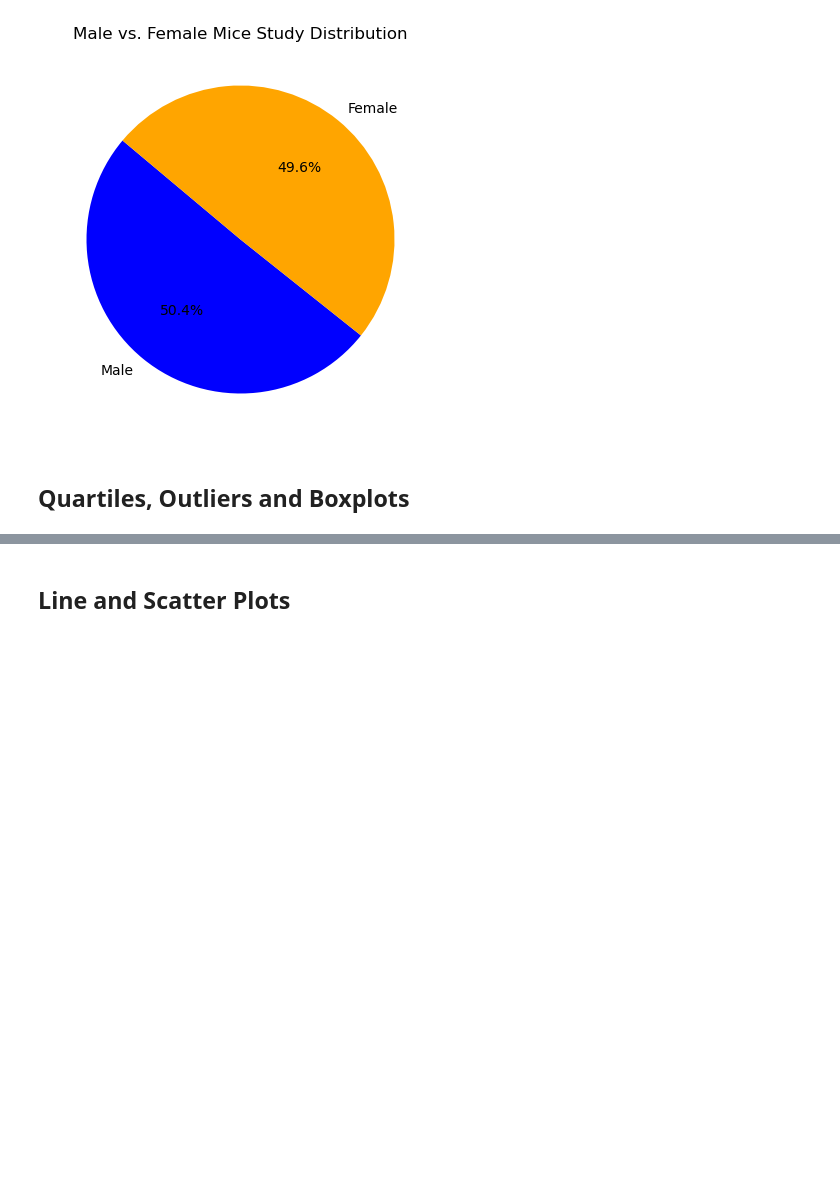
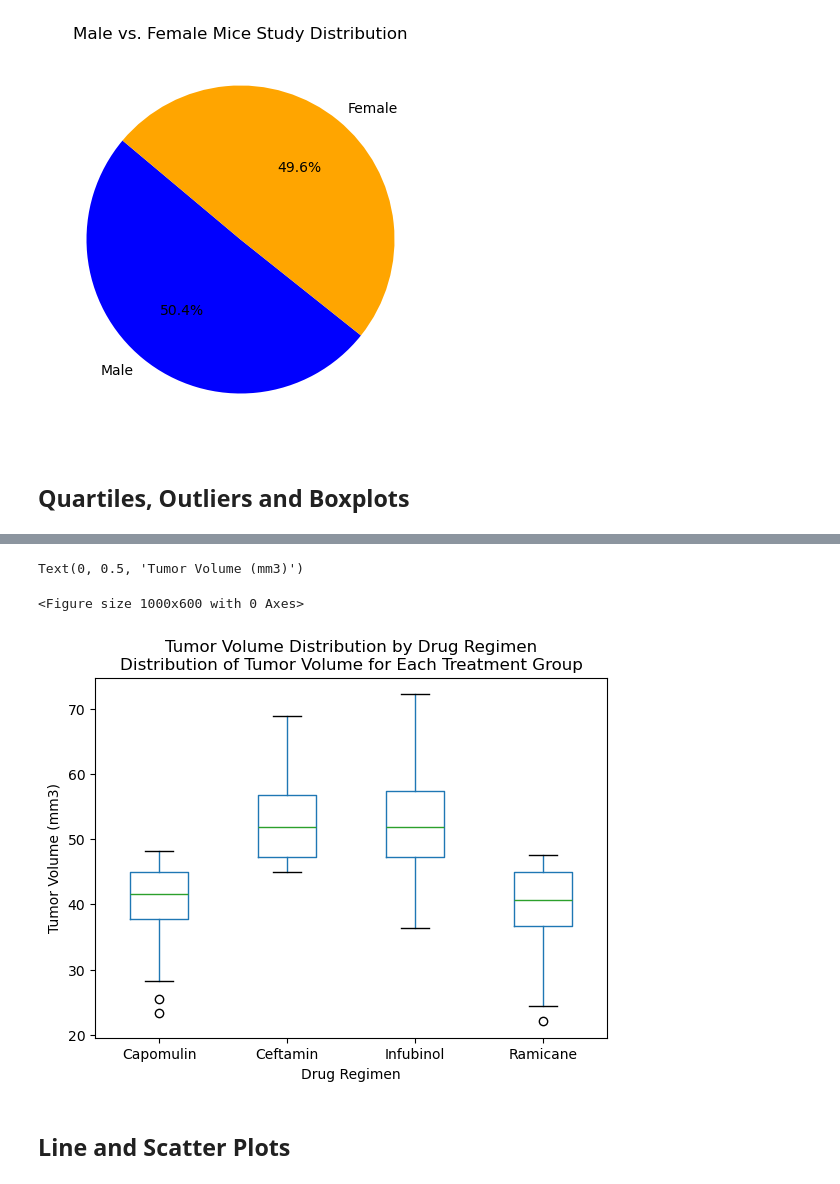
Before and after one commit to alexvallone24/Matplotlib_challenge, a Jupyter notebook: Pymaceuticals/pymaceuticals_starter.ipynb, the cells around one changed output, grey strips where cells are left out. Drawn from its saved outputs; the diff is of its cells as text; code cells hidden in the pictures; blank space fills up the shorter version.

Commit message:
Adding Boxplot and Line Graph

```diff
--- a/Pymaceuticals/pymaceuticals_starter.ipynb
+++ b/Pymaceuticals/pymaceuticals_starter.ipynb
@@ -194,3 +194,8 @@ plt.show()
 
 
 # Merge this group df with the original DataFrame to get the tumor volume at the last timepoint
+treatment_regimens = ['Capomulin', 'Ramicane', 'Infubinol', 'Ceftamin']
+filtered_df = clean_mouse_study[clean_mouse_study['Drug Regimen'].isin(treatment_regimens)]
+last_timepoint = filtered_df.groupby('Mouse ID')['Timepoint'].max().reset_index()
+merged_df = pd.merge(last_timepoint, mouse_study, on=['Mouse ID', 'Timepoint'], how='left')
+merged_df
@@ -224,2 +270,14 @@ Ceftamin's potential outliers: Series([], Name: Tumor Volume (mm3), dtype: float
+# %%
+# Generate a box plot that shows the distribution of the tumor volume for each treatment group.
+plt.figure(figsize=(10,6))
+filtered_df.boxplot(column='Tumor Volume (mm3)', by='Drug Regimen', grid=False)
+plt.title('Distribution of Tumor Volume for Each Treatment Group')
+plt.suptitle('Tumor Volume Distribution by Drug Regimen')
+plt.xlabel('Drug Regimen')
+plt.ylabel('Tumor Volume (mm3)')
+# %% [output]
+Text(0, 0.5, 'Tumor Volume (mm3)')
+<Figure size 1000x600 with 0 Axes>
+[figure, added]
 # %% [markdown]
 ## Line and Scatter Plots
```
Also changed, not shown: parts of 5 cells of this notebook.
